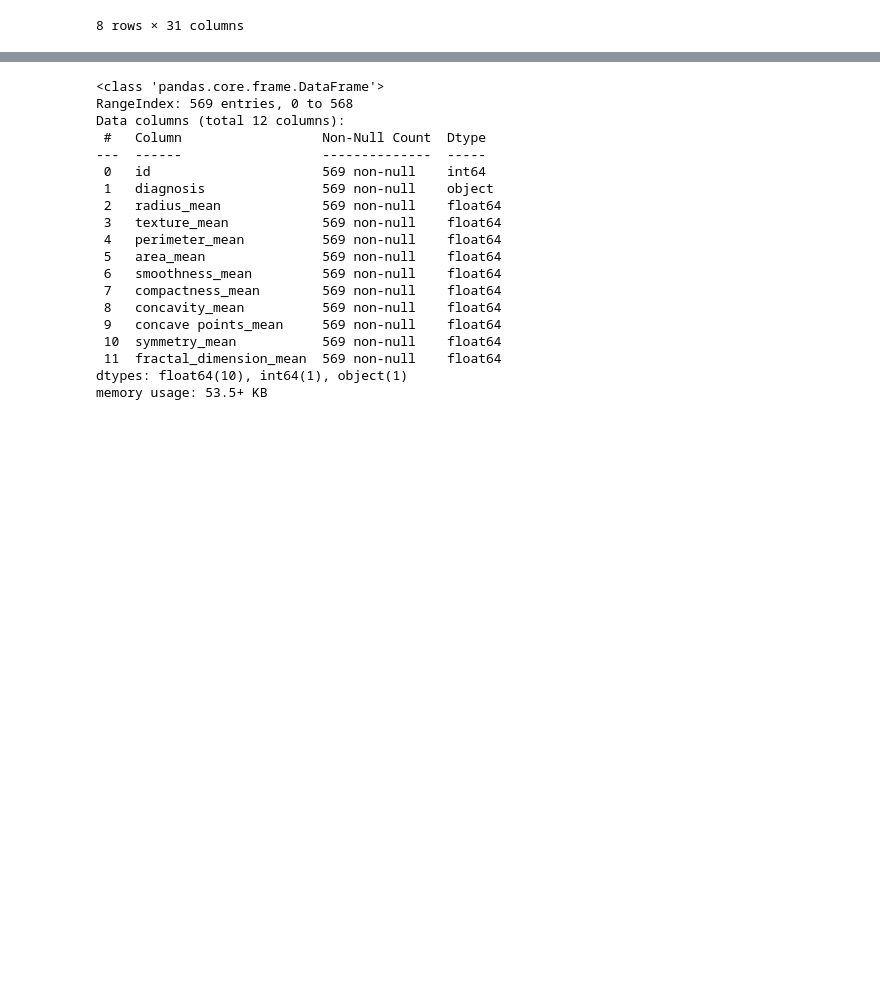
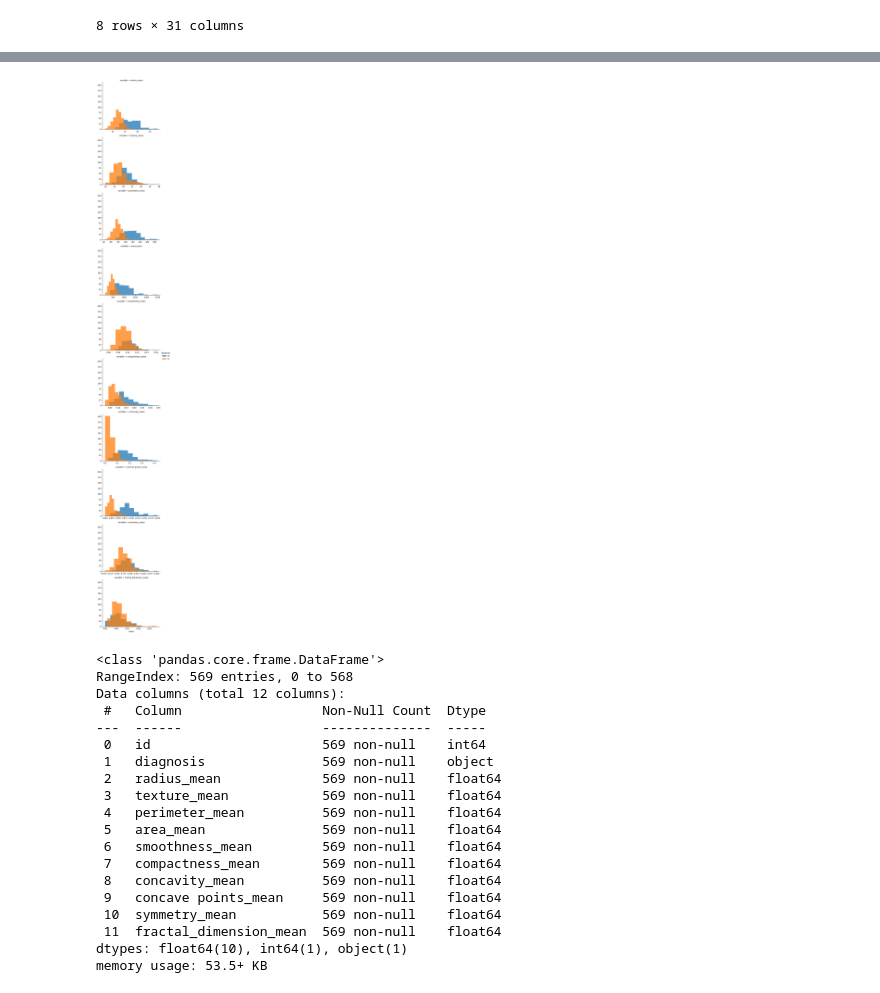
Before and after one commit to 6410615139/Project_Cancer, a Jupyter notebook: review_data.ipynb, the cells around one changed output, grey strips where cells are left out. Drawn from its saved outputs; the diff is of its cells as text; code cells hidden in the pictures; blank space fills up the shorter version.

```diff
--- a/review_data.ipynb
+++ b/review_data.ipynb
@@ -130,15 +138,17 @@ plt.show()
 # %%
-# # Split the columns into groups based on their suffix
-# data_mean = df.filter(regex='_mean$|diagnosis')
-# data_se = df.filter(regex='_se$|diagnosis')
-# data_worst = df.filter(regex='_worst$|diagnosis')
+# Split the columns into groups based on their suffix
+data_mean = df.filter(regex='_mean$|diagnosis')
+data_se = df.filter(regex='_se$|diagnosis')
+data_worst = df.filter(regex='_worst$|diagnosis')
 
-# # Plot histograms of the "_mean" variables grouped by diagnosis
-# data_mean_melted = pd.melt(data_mean, id_vars='diagnosis', var_name='variable', value_name='value')
-# g = sns.FacetGrid(data_mean_melted, row='variable', hue='diagnosis', sharex=False, height=4, aspect=1.2)
-# g.map(plt.hist, 'value', alpha=0.75, bins=10)
-# g.add_legend()
-# plt.show()
+# Plot histograms of the "_mean" variables grouped by diagnosis
+data_mean_melted = pd.melt(data_mean, id_vars='diagnosis', var_name='variable', value_name='value')
+g = sns.FacetGrid(data_mean_melted, row='variable', hue='diagnosis', sharex=False, height=4, aspect=1.2)
+g.map(plt.hist, 'value', alpha=0.75, bins=10)
+g.add_legend()
+plt.show()
+# %% [output]
+[figure, added]
 # %%
 data_mean = df[['id','diagnosis','radius_mean','texture_mean','perimeter_mean','area_mean','smoothness_mean','compactness_mean','concavity_mean','concave points_mean','symmetry_mean','fractal_dimension_mean']]
 data_mean.info()
```
Also changed, not shown: parts of 4 cells of this notebook, 2 other files.
